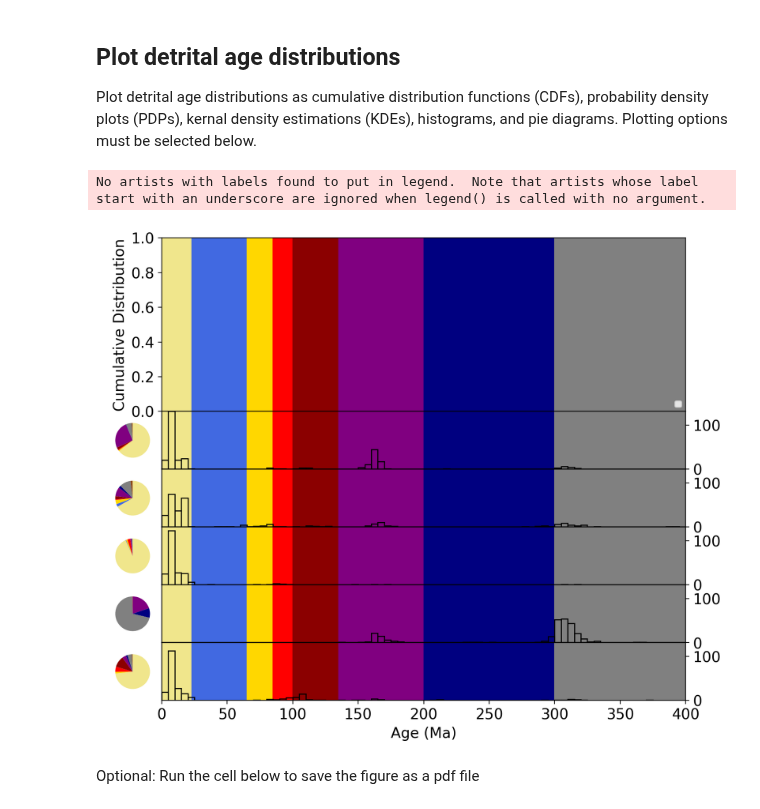
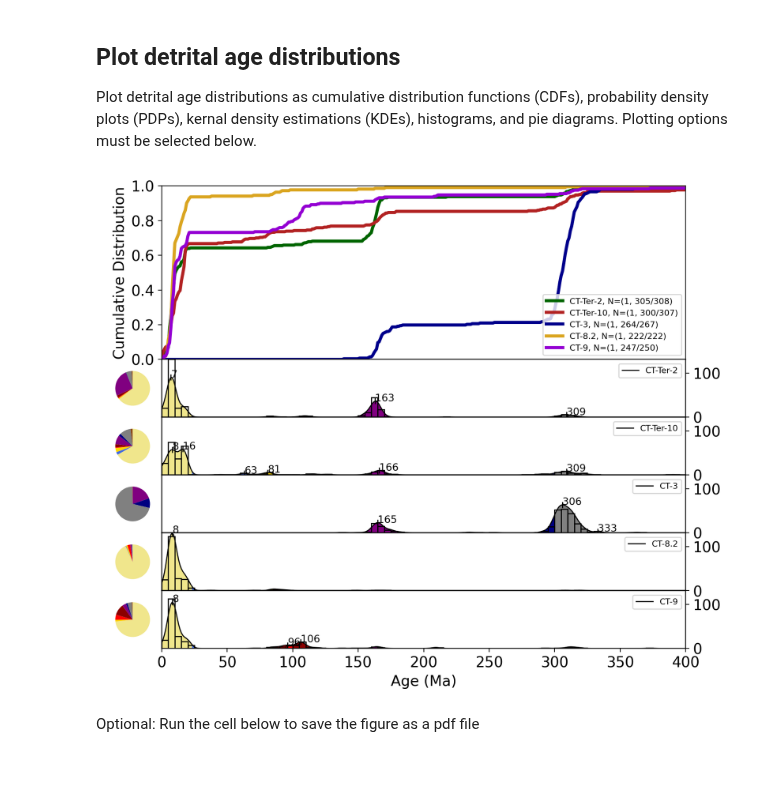
Before and after one commit to GrantPLong/AndesTG, a Jupyter notebook: Mataquito/Coastal_outcrop/detritalPy/detritalPy_coastal.ipynb, the cells around one changed output. Drawn from its saved outputs; the diff is of its cells as text; code cells hidden in the pictures; blank space fills up the shorter version.

```diff
--- a/Mataquito/Coastal_outcrop/detritalPy/detritalPy_coastal.ipynb
+++ b/Mataquito/Coastal_outcrop/detritalPy/detritalPy_coastal.ipynb
@@ -68,7 +68,7 @@ h = 5 # height of the relative panel (only required if separateSubplots is False
 xdif = 1 # Note: an interval of 1 Myr is recommended
 
 # Cumulative distribution options
-plotCDF = False # Plot the CDF discretized at xdif interval
+plotCDF = True # Plot the CDF discretized at xdif interval
 plotCPDP = False # Plot the cumulative PDP
 plotCKDE = False # Plot the cumulative KDE
 plotDKW = False # Plot the 95% confidence interval of the CDF (Dvoretsky-Kiefer-Wolfowitz inequality)
@@ -76,7 +76,7 @@ plotDKW = False # Plot the 95% confidence interval of the CDF (Dvoretsky-Kiefer-
 # Relative distribution options
 normPlots = True # Will normalize the PDP/KDE if equals True (if separateSubplots is True)
 
-plotKDE = False # Set to True if want to plot KDE
+plotKDE = True # Set to True if want to plot KDE
 colorKDE = False # Will color KDE according to same coloration as used in CDF plotting
 colorKDEbyAge = True # Will color KDE according to age populations if set to True
 bw = 3 # Specify the KDE bandwidth. Options are 'ISJ', 'optimizedFixed', 'optimizedVariable', or a number (bandwidth in Myr; e.g., bw = 3)
@@ -86,37 +86,36 @@ plotPDP = False # Set to True if want to plot PDP
 colorPDP = False # Will color PDP according to same coloration as used in CDF plotting
 colorPDPbyAge = False # Will color PDP according to age populations if set to True
 
-plotColorBar = True # Color age categories as vertical bars, can add white bars to create blank space between other colored bars
+plotColorBar = False # Color age categories as vertical bars, can add white bars to create blank space between other colored bars
 
 plotHist = True # Set to True to plot a histogram (only available when separateSubplots is True)
 b = 5 # Specify the histogram bin size (Myr)
 
 plotPIE = True # Will plot a pie diagram (only available when separateSubplots is True)
 
 # Specify  age categories for colored KDE, PDP, and/or pie plots
 # Sharman et al. 2015 scheme
 agebins = [0, 23, 65, 85, 100, 135, 200, 300, 500, 4500]
 agebinsc = ['khaki','royalblue','gold','red','darkred','purple','navy','gray','saddlebrown']
 
 # Alternative way of specifying age bins
 agebins = [[0,23],[23,65],[65,85],[85,100],[100,135],[135,200],[200,300],[300,500],[500,4500]]
 agebinsc = ['khaki','royalblue','gold','red','darkred','purple','navy','gray','saddlebrown']
 
 plotAgePeaks = True # Will identify and plot age peaks
 agePeakOptions = ['KDE', 0.05, 5, 2, True] # [distType, threshold, minDist, minPeakSize, labels]
 
 # Plot PDP or KDE distributions as a heat map
 plotHeatMap = False
 heatMapType = 'KDE' # Options: 'PDP' or 'KDE'
 heatMap = 'inferno_r'
 
 fig = dFunc.plotAll(sampleList, ages, errors, numGrains, labels, whatToPlot, separateSubplots, plotCDF, plotCPDP, plotCKDE,
                     plotDKW, normPlots, plotKDE, colorKDE, colorKDEbyAge, plotPDP, colorPDP, colorPDPbyAge, plotColorBar,
                     plotHist, plotLog, plotPIE, x1, x2, b, bw, xdif, agebins, agebinsc, w, c, h, plotAgePeaks, agePeakOptions,
                     CDFlw=3, KDElw=1, PDPlw=1, bw_x=bw_x, plotHeatMap=plotHeatMap, heatMapType=heatMapType, heatMap=heatMap)
 # %% [output]
-No artists with labels found to put in legend.  Note that artists whose label start with an underscore are ignored when legend() is called with no argument.
-[figure, old version]
+[figure, new version]
 # %% [markdown]
 Optional: Run the cell below to save the figure as a pdf file
 # %%
```
Also changed, not shown: 19 other files.
